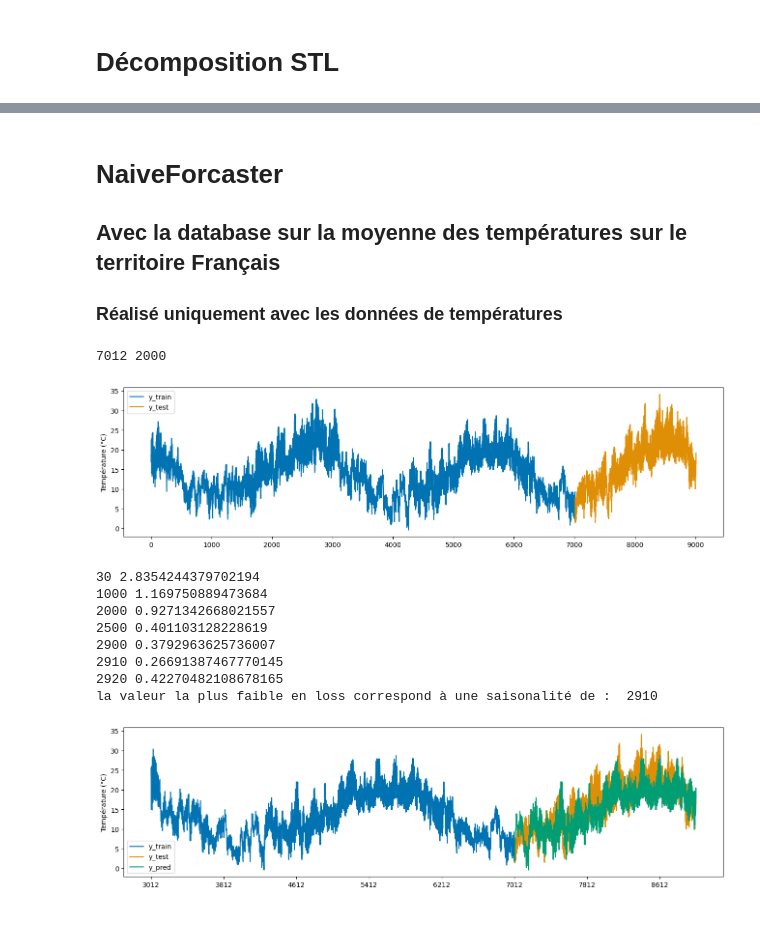
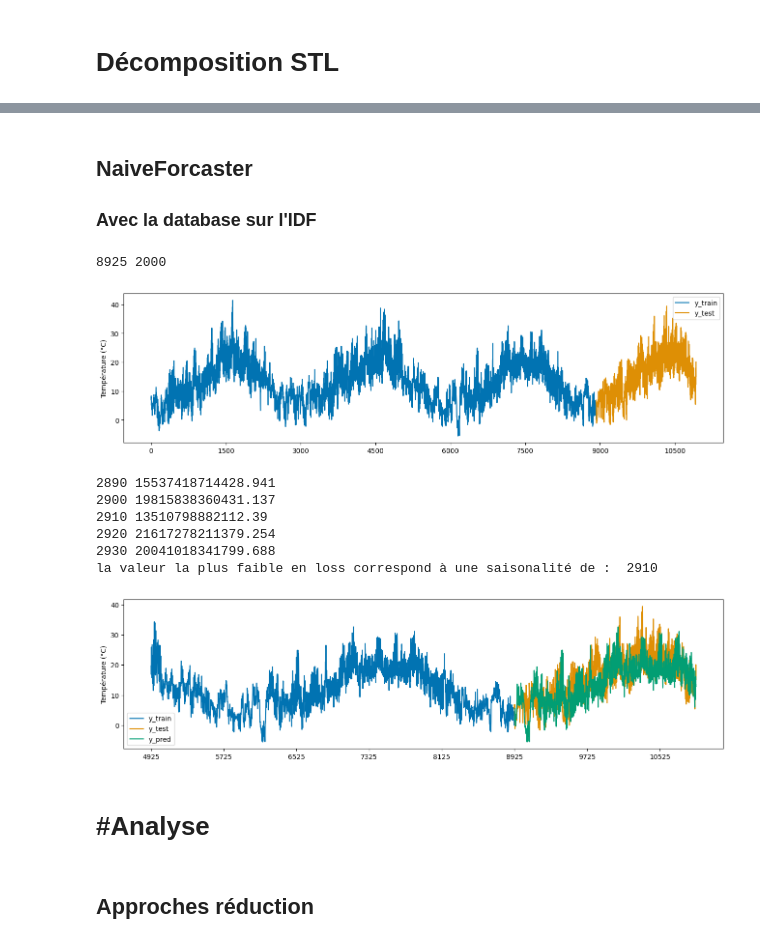
Before and after one commit to JAndretti/Projet-Time-Series-E5, a Jupyter notebook: main.ipynb, the cells around one changed output, grey strips where cells are left out. Drawn from its saved outputs; the diff is of its cells as text; code cells hidden in the pictures.

```diff
--- a/main.ipynb
+++ b/main.ipynb
@@ -149,2 +162,3 @@ del df_temporaire
 # %%
-df_region_test = pd.get_dummies(df_region,columns=['region (name)'],prefix="",prefix_sep='')
+df_region = pd.get_dummies(df_region,columns=['region (name)'],prefix="",prefix_sep='')
+df_region
@@ -167,9 +178,0 @@ df_region_test
-# %%
-from typing import Counter
-
-
-regions = []
-for region in df_region['region (name)']:
-    regions.append(region)
-regions = Counter(regions).keys()
-len(regions)
@@ -195,3 +178,0 @@ Name: Bourgogne-Franche-Comté, Length: 192735, dtype: uint8
-# %%
-for regions in df_region['region (name)']:
-    regions.to_csv()
@@ -199,0 +179,20 @@ AttributeError: 'str' object has no attribute 'to_csv'
+# %%
+AuvergneRhoneAlpes=df_region.loc[df_region[regions[0]]==1]
+BourgogneFrancheComte=df_region.loc[df_region[regions[1]]==1]
+Bretagne = df_region.loc[df_region[regions[2]]==1]
+CentreValdeLoire= df_region.loc[df_region[regions[3]]==1]
+Corse=df_region.loc[df_region[regions[4]]==1]
+GrandEst=df_region.loc[df_region[regions[5]]==1]
+Guyane=df_region.loc[df_region[regions[6]]==1]
+HautsdeFrance=df_region.loc[df_region[regions[7]]==1]
+LaReunion=df_region.loc[df_region[regions[8]]==1]
+Martinique=df_region.loc[df_region[regions[9]]==1]
+Mayotte=df_region.loc[df_region[regions[10]]==1]
+Normandie=df_region.loc[df_region[regions[11]]==1]
+NouvelleAquitaine=df_region.loc[df_region[regions[12]]==1]
+Occitanie=df_region.loc[df_region[regions[13]]==1]
+PaysdelaLoire=df_region.loc[df_region[regions[14]]==1]
+ProvenceAlpesCotedAzur=df_region.loc[df_region[regions[15]]==1]
+SaintPierreetMiquelon=df_region.loc[df_region[regions[16]]==1]
+IledeFrance=df_region.loc[df_region[regions[17]]==1]
+Terresaustralesetantarctiquesfrançaises=df_region.loc[df_region[regions[18]]==1]
@@ -235,7 +250,6 @@ plt.plot(result.seasonal+result.trend)
-# %% [markdown]
-# NaiveForcaster
-## Avec la database sur la moyenne des températures sur le territoire Français
-### Réalisé uniquement avec les données de températures
+# %% [markdown]
+## NaiveForcaster
+### Avec la database sur l'IDF
 # %%
 from sktime.forecasting.model_selection import temporal_train_test_split
 #from sktime.performance_metrics.forecasting import smape_loss
@@ -247,13 +261,13 @@ def plot_ys(*args, **kwargs):
     nb_series=len(args)
     plot_series(*args, **kwargs, markers=['' for k in range(nb_series)])
 # %%
-y = pd.Series(data=df_Date['Température (°C)'].reset_index(drop=True)) #index=t[1:],
+y = pd.Series(data=IledeFrance['Température (°C)'].reset_index(drop=True)) #index=t[1:],
 y_train, y_test = temporal_train_test_split(y, test_size=2000)
 plot_ys(y_train, y_test, labels=["y_train", "y_test"])
 print(y_train.shape[0], y_test.shape[0])
 # %% [output]
-7012 2000
+8925 2000
-[figure, old version]
+[figure, new version]
 # %%
 fh = np.arange(1,len(y_test)+1)
 # %%
@@ -262,7 +276,7 @@ y_train = y_train[-4000:]
 # %%
 # using sktime
 res = []
-val = [30,1000, 2000, 2500,2900,2910, 2920]
+val = [2890,2900,2910, 2920,2930]
 from sktime.forecasting.naive import NaiveForecaster
 for i in val:
     forecaster = NaiveForecaster(strategy="last",sp=i)
@@ -280,12 +294,14 @@ y_pred = forecaster.predict(fh)
 smape_loss(y_pred, y_test)
 plot_ys(y_train, y_test, y_pred, labels=["y_train", "y_test", "y_pred"]);
 # %% [output]
-30 2.8354244379702194
-1000 1.169750889473684
-2000 0.9271342668021557
-2500 0.401103128228619
-2900 0.3792963625736007
-2910 0.26691387467770145
-2920 0.42270482108678165
+2890 15537418714428.941
+2900 19815838360431.137
+2910 13510798882112.39
+2920 21617278211379.254
+2930 20041018341799.688
 la valeur la plus faible en loss correspond à une saisonalité de :  2910
-[figure, old version]
+[figure, new version]
+# %% [markdown]
+# #Analyse
+# %% [markdown]
+## Approches réduction
```
Also changed, not shown: parts of 12 cells of this notebook.
